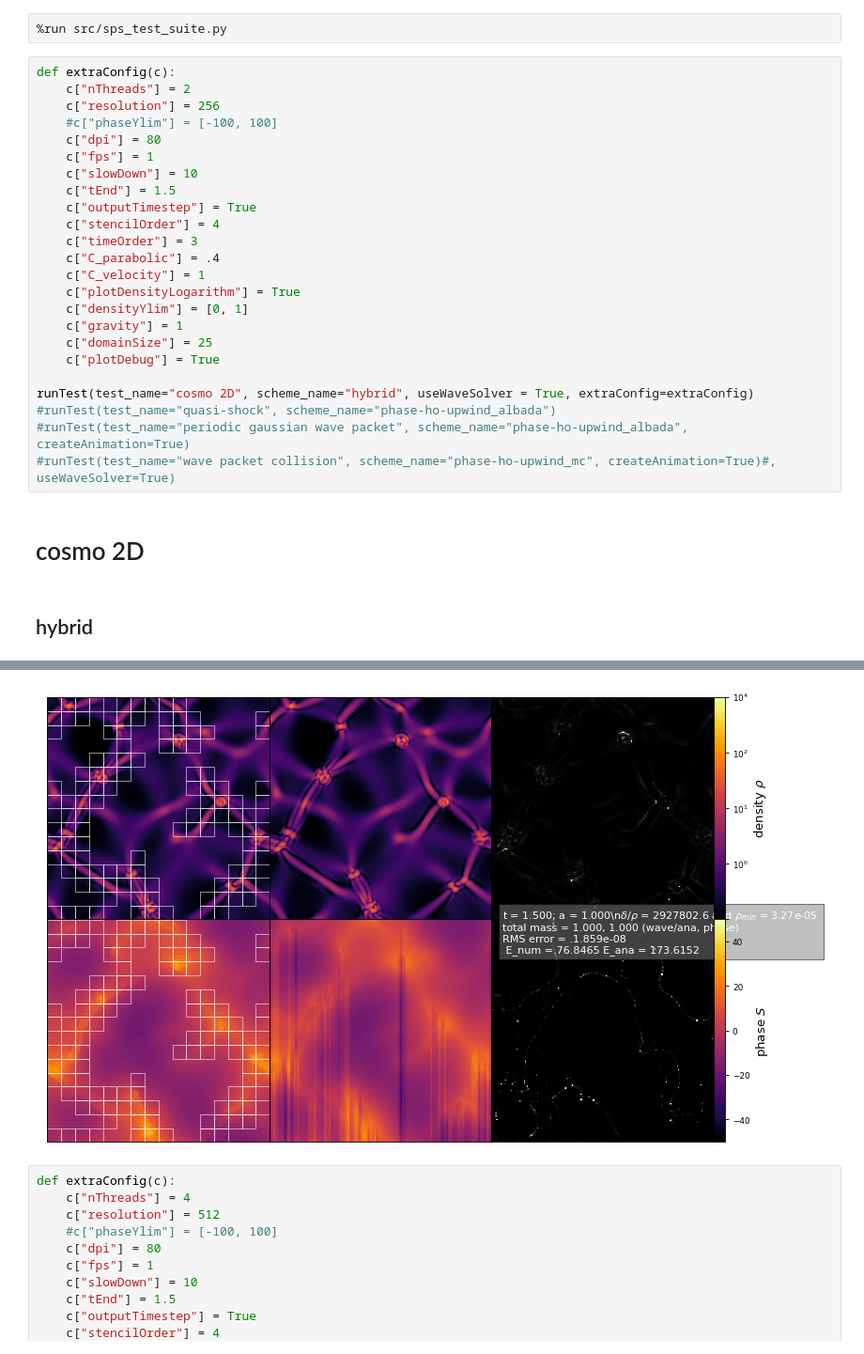
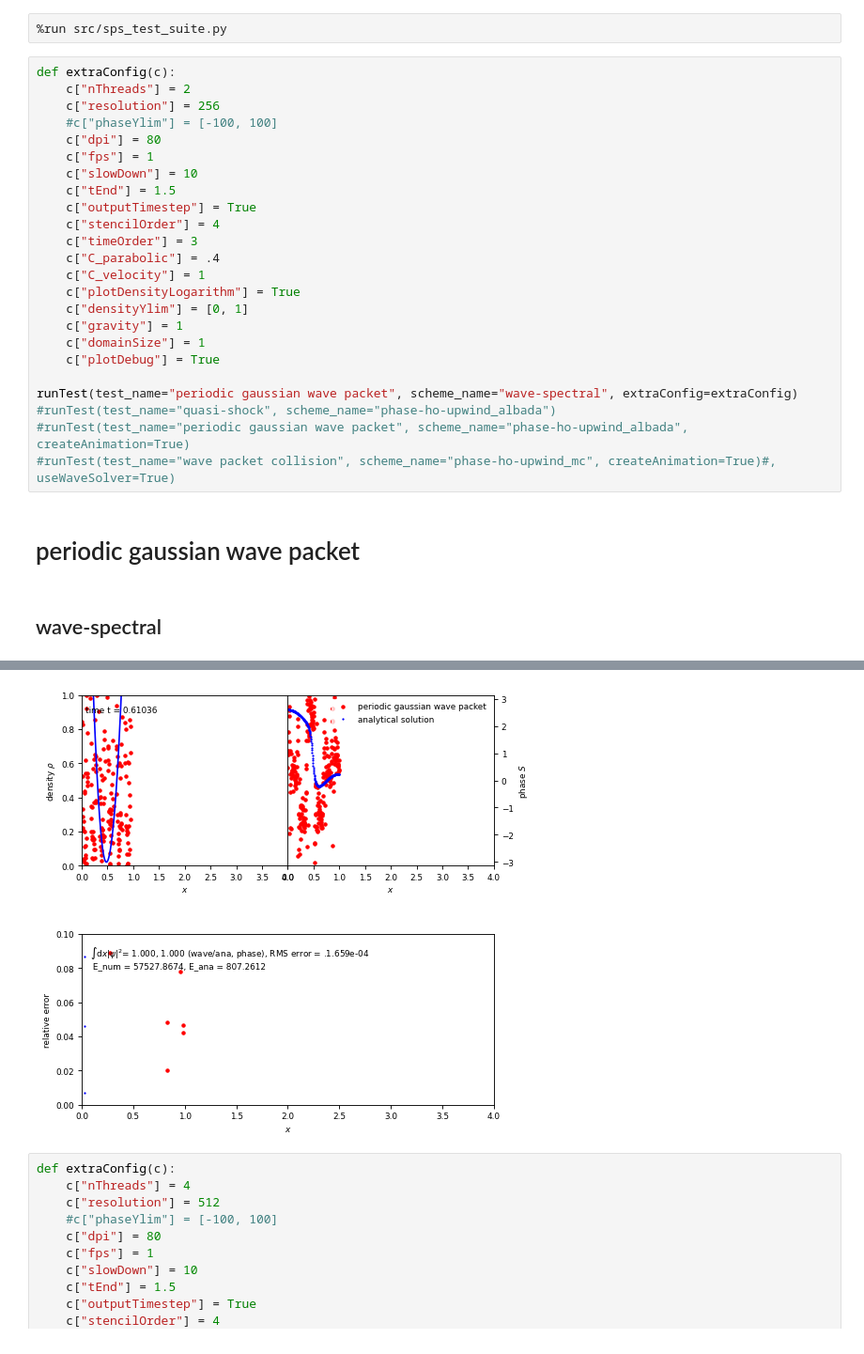
Before and after one commit to KunkelAlexander/fdm-hybrid-scheme, a Jupyter notebook: run_test.ipynb, the cells around one changed output, grey strips where cells are left out. Shown at 94% size. Drawn from its saved outputs; the diff is of its cells as text.

```diff
--- a/run_test.ipynb
+++ b/run_test.ipynb
@@ -19,13 +19,13 @@ def extraConfig(c):
     c["plotDensityLogarithm"] = True
     c["densityYlim"] = [0, 1]
     c["gravity"] = 1
-    c["domainSize"] = 25
+    c["domainSize"] = 1
     c["plotDebug"] = True
 
-runTest(test_name="cosmo 2D", scheme_name="hybrid", useWaveSolver = True, extraConfig=extraConfig)
+runTest(test_name="periodic gaussian wave packet", scheme_name="wave-spectral", extraConfig=extraConfig)
 #runTest(test_name="quasi-shock", scheme_name="phase-ho-upwind_albada")
 #runTest(test_name="periodic gaussian wave packet", scheme_name="phase-ho-upwind_albada", createAnimation=True)
 #runTest(test_name="wave packet collision", scheme_name="phase-ho-upwind_mc", createAnimation=True)#, useWaveSolver=True)
 # %% [output]
-# cosmo 2D
+# periodic gaussian wave packet
-## hybrid
+## wave-spectral
@@ -49,4 +35,4 @@ t = 1.4490010586261477
-[figure, old version]
+[figure, new version]
 # %%
 def extraConfig(c):
     c["nThreads"] = 4
```
Also changed, not shown: parts of 1 cell of this notebook, 25 other files.
